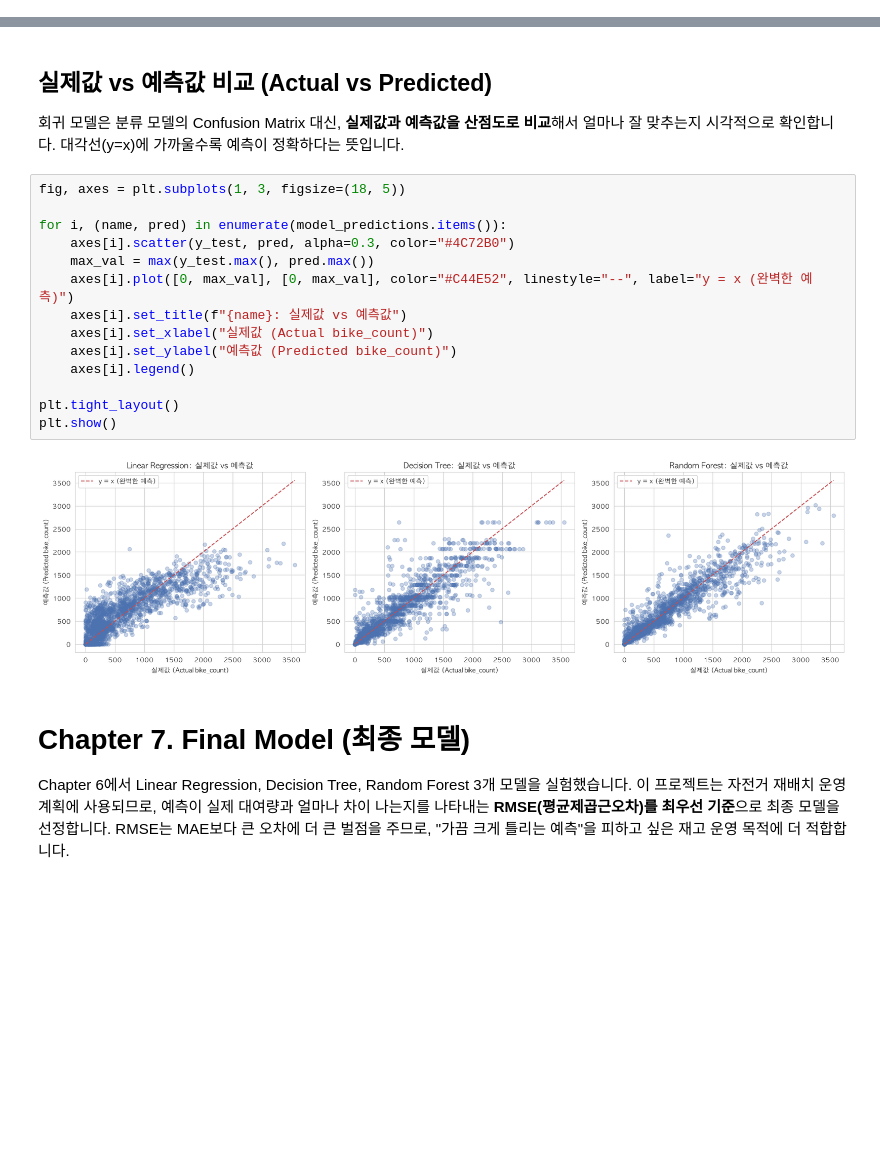
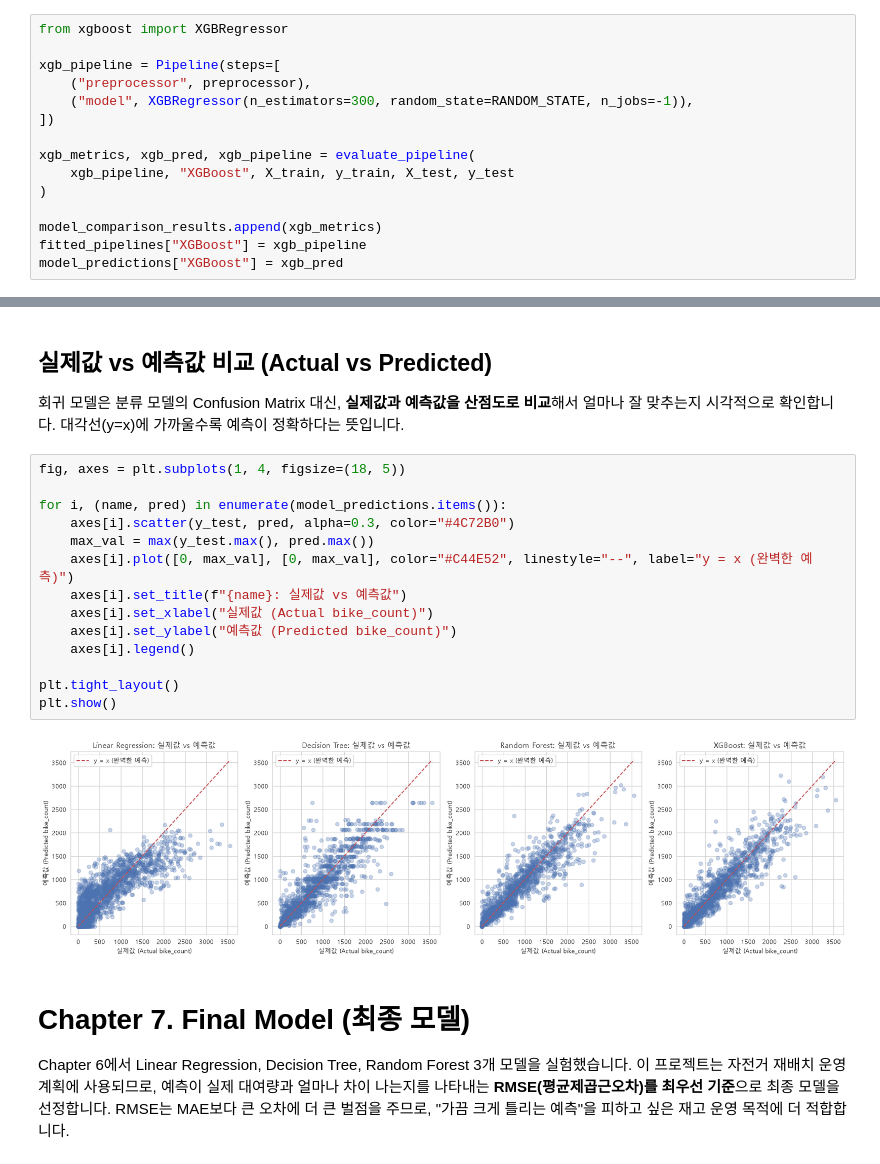
Before and after one commit to tjg-data/AI-Service-Lab, a Jupyter notebook: services/03-seoul-bike-demand-ai/ai-server/fe/ST_Seoul_Bike_Demand.ipynb, the cells around one changed output, grey strips where cells are left out. Saved outputs shown, nothing was run; the diff lists cells and outputs as text; blank space fills up the shorter version.

```diff
--- a/services/03-seoul-bike-demand-ai/ai-server/fe/ST_Seoul_Bike_Demand.ipynb
+++ b/services/03-seoul-bike-demand-ai/ai-server/fe/ST_Seoul_Bike_Demand.ipynb
@@ -1646,0 +1605,15 @@ R2   : 0.8645
+# %%
+from xgboost import XGBRegressor
+
+xgb_pipeline = Pipeline(steps=[
+    ("preprocessor", preprocessor),
+    ("model", XGBRegressor(n_estimators=300, random_state=RANDOM_STATE, n_jobs=-1)),
+])
+
+xgb_metrics, xgb_pred, xgb_pipeline = evaluate_pipeline(
+    xgb_pipeline, "XGBoost", X_train, y_train, X_test, y_test
+)
+
+model_comparison_results.append(xgb_metrics)
+fitted_pipelines["XGBoost"] = xgb_pipeline
+model_predictions["XGBoost"] = xgb_pred
@@ -1676,21 +1655,21 @@ plt.show()
 비교**해서 얼마나 잘 맞추는지 시각적으로 확인합니다. 대각선(y=x)에 가까울수록
 예측이 정확하다는 뜻입니다.
 # %%
-fig, axes = plt.subplots(1, 3, figsize=(18, 5))
+fig, axes = plt.subplots(1, 4, figsize=(18, 5))
 
 for i, (name, pred) in enumerate(model_predictions.items()):
     axes[i].scatter(y_test, pred, alpha=0.3, color="#4C72B0")
     max_val = max(y_test.max(), pred.max())
     axes[i].plot([0, max_val], [0, max_val], color="#C44E52", linestyle="--", label="y = x (완벽한 예측)")
     axes[i].set_title(f"{name}: 실제값 vs 예측값")
     axes[i].set_xlabel("실제값 (Actual bike_count)")
     axes[i].set_ylabel("예측값 (Predicted bike_count)")
     axes[i].legend()
 
 plt.tight_layout()
 plt.show()
 # %% [output]
-[figure, old version]
+[figure, new version]
 # %% [markdown]
 
 # Chapter 7. Final Model (최종 모델)
```
Also changed, not shown: parts of 40 cells of this notebook, 4 other files.
